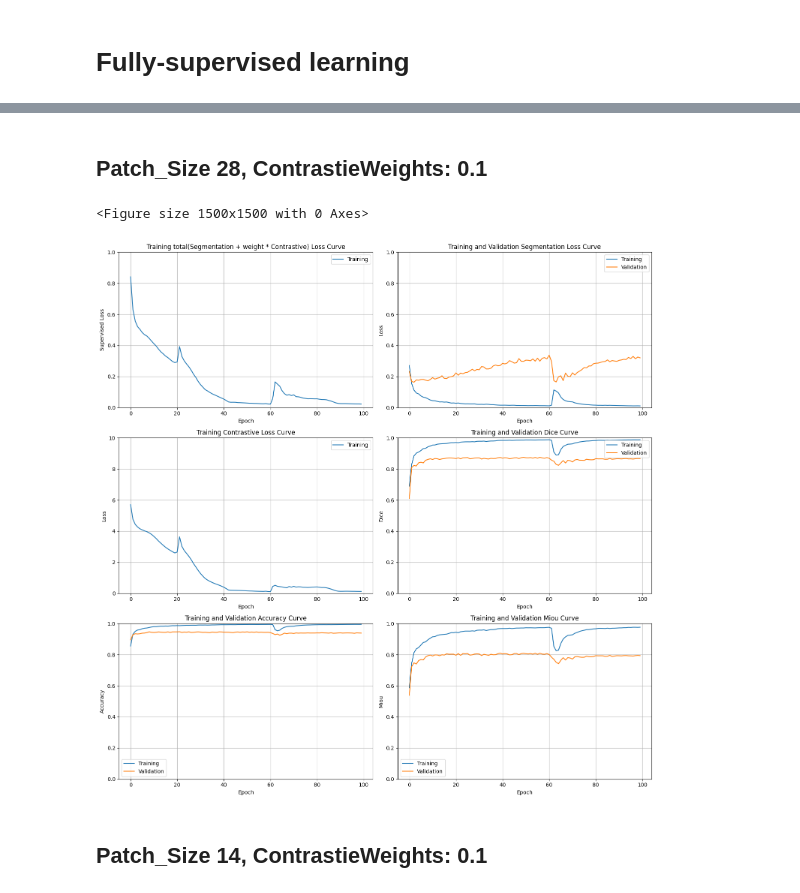
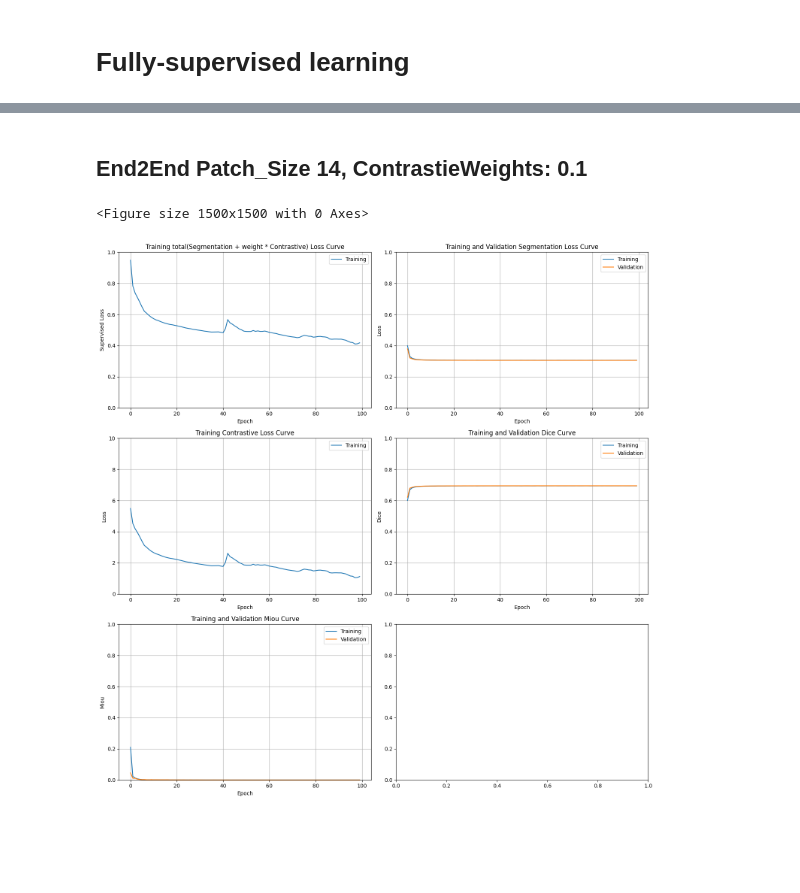
Before and after one commit to Yang-Jiaxiang/PatchCL-MedSeg-Louis, a Jupyter notebook: Loss_curve.ipynb, the cells around one changed output, grey strips where cells are left out. Saved outputs shown, nothing was run; the diff lists cells and outputs as text; code cells hidden in the pictures; blank space fills up the shorter version.

```diff
--- a/Loss_curve.ipynb
+++ b/Loss_curve.ipynb
@@ -52,25 +52,14 @@ def plotCurve(df, weight = 0.1):
     axs[1, 1].set_ylim(0, 1)  # 設定 y 軸顯示範圍為 0 到 1
 
     # 第三張圖 - 一致性損失
-    axs[2, 0].plot(df['t_accuracy'], label='Training')
-    axs[2, 0].plot(df['v_accuracy'], label='Validation')
+    axs[2, 0].plot(df['t_miou'], label='Training')
+    axs[2, 0].plot(df['v_miou'], label='Validation')
     axs[2, 0].set_xlabel('Epoch')
-    axs[2, 0].set_ylabel('Accuracy')
-    axs[2, 0].set_title('Training and Validation Accuracy Curve')
+    axs[2, 0].set_ylabel('Miou')
+    axs[2, 0].set_title('Training and Validation Miou Curve')
     axs[2, 0].legend()
     axs[2, 0].grid(True)
     axs[2, 0].set_ylim(0, 1)  # 設定 y 軸顯示範圍為 0 到 1
-
-
-    # 第三張圖 - 一致性損失
-    axs[2, 1].plot(df['t_miou'], label='Training')
-    axs[2, 1].plot(df['v_miou'], label='Validation')
-    axs[2, 1].set_xlabel('Epoch')
-    axs[2, 1].set_ylabel('Miou')
-    axs[2, 1].set_title('Training and Validation Miou Curve')
-    axs[2, 1].legend()
-    axs[2, 1].grid(True)
-    axs[2, 1].set_ylim(0, 1)  # 設定 y 軸顯示範圍為 0 到 1
 
     # 調整佈局，防止標題和軸標籤重疊
     plt.tight_layout()
@@ -91,11 +80,9 @@ plotCurve(df, weight = 0.5)
 # %% [markdown]
-## Patch_Size 28, ContrastieWeights: 0.1
+## End2End Patch_Size 14, ContrastieWeights: 0.1
 # %%
-csv_file_path = 'output/loss_28-0.1_supervised-Pretraining.csv'  # 請將此處替換為你的 CSV 檔案路徑
+csv_file_path = 'output/End2End/loss_14-0.1_supervised-Pretraining.csv'  # 請將此處替換為你的 CSV 檔案路徑
 df = readCSV(csv_file_path)
 plotCurve(df, weight = 0.1)
 # %% [output]
 <Figure size 1500x1500 with 0 Axes>
-[figure, old version]
+[figure, new version]
-# %% [markdown]
-## Patch_Size 14, ContrastieWeights: 0.1
```
Also changed, not shown: parts of 22 cells of this notebook, 47 other files.
